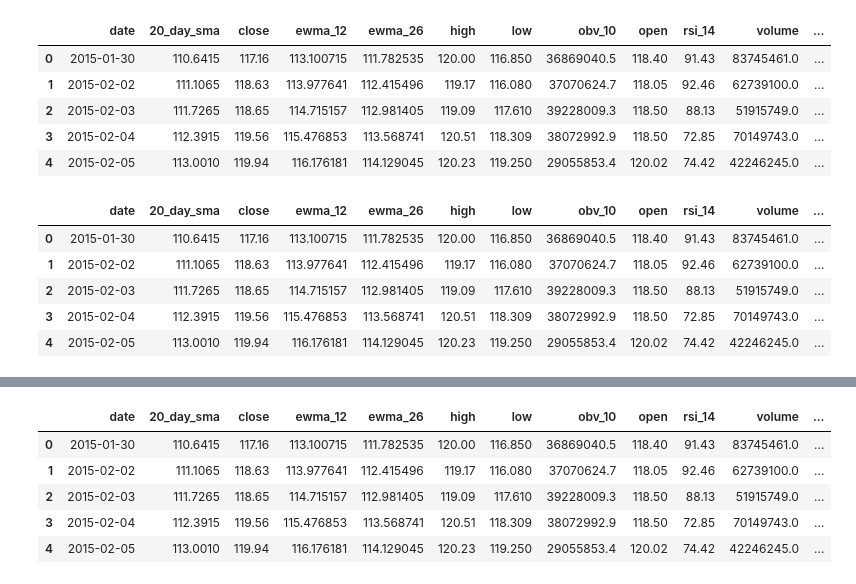
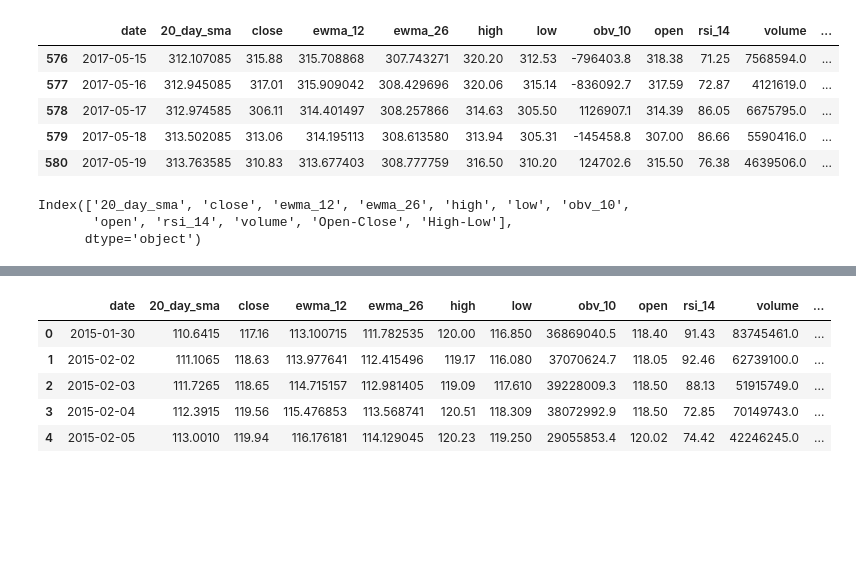
Before and after one commit to BillZhu2000/MrMarketWatch, a Jupyter notebook: Main_Model.ipynb, the cells around one changed output, grey strips where cells are left out. Saved outputs shown, nothing was run; the diff lists cells and outputs as text; code cells hidden in the pictures; blank space fills up the shorter version.

```diff
--- a/Main_Model.ipynb
+++ b/Main_Model.ipynb
@@ -14,15 +14,8 @@ from sklearn.grid_search import GridSearchCV   #Performing grid search
 import matplotlib.pyplot as plt
 # %%
 companies = ['AAPL', 'MSFT', 'AMZN', 'INTC', 'TSLA']
-all_data = dict.fromkeys(companies, pd.DataFrame())
-eval_data = dict.fromkeys(companies, np.array)
+# all_data = dict.fromkeys(companies, pd.DataFrame())
+
+#first two dataframes are the X_train and y_train
+# second two dataframes are the X_test and y_test
+all_data = dict.fromkeys(companies, [pd.DataFrame(),pd.DataFrame,pd.DataFrame,pd.DataFrame])
-# %%
-# +1 means buy -1 means hold
-# use this to evalute whether the algorithm can tell whether to buy or hold
-for comp in companies:
-    company = comp
-    all_data[comp] = pd.read_csv(f'./rsc/{company}_data.csv', sep = ',')
-    all_data[comp] = all_data[comp].dropna()
-    all_data[comp]['Open-Close'] = all_data[comp].open - all_data[comp].close
-    all_data[comp]['High-Low'] = all_data[comp].high - all_data[comp].low
-    eval_data[comp] = np.where(all_data[comp]['close'].shift(-1) > all_data[comp]['close'],1,-1)
@@ -29,3 +35,12 @@ for comp in companies:
+# %%
+all_data['AAPL'][2].head()
+# %% [output]
+|  | date | 20_day_sma | close | ewma_12 | ewma_26 | high | low | obv_10 | open | rsi_14 | volume | ... |
+| 576 | 2017-05-15 | 312.107085 | 315.88 | 315.708868 | 307.743271 | 320.20 | 312.53 | -796403.8 | 318.38 | 71.25 | 7568594.0 | ... |
+| 577 | 2017-05-16 | 312.945085 | 317.01 | 315.909042 | 308.429696 | 320.06 | 315.14 | -836092.7 | 317.59 | 72.87 | 4121619.0 | ... |
+| 578 | 2017-05-17 | 312.974585 | 306.11 | 314.401497 | 308.257866 | 314.63 | 305.50 | 1126907.1 | 314.39 | 86.05 | 6675795.0 | ... |
+| 579 | 2017-05-18 | 313.502085 | 313.06 | 314.195113 | 308.613580 | 313.94 | 305.31 | -145458.8 | 307.00 | 86.66 | 5590416.0 | ... |
+| 580 | 2017-05-19 | 313.763585 | 310.83 | 313.677403 | 308.777759 | 316.50 | 310.20 | 124702.6 | 315.50 | 76.38 | 4639506.0 | ... |
 # %%
 # optimum parameters found from ML_Model_Training
 parameter_dict = {
@@ -41,10 +56,7 @@ col_list = all_data['AAPL'].columns[1:]
-# %%
-all_data['AAPL'].head()
-# %% [output]
-|  | date | 20_day_sma | close | ewma_12 | ewma_26 | high | low | obv_10 | open | rsi_14 | volume | ... |
-| 0 | 2015-01-30 | 110.6415 | 117.16 | 113.100715 | 111.782535 | 120.00 | 116.850 | 36869040.5 | 118.40 | 91.43 | 83745461.0 | ... |
-| 1 | 2015-02-02 | 111.1065 | 118.63 | 113.977641 | 112.415496 | 119.17 | 116.080 | 37070624.7 | 118.05 | 92.46 | 62739100.0 | ... |
-| 2 | 2015-02-03 | 111.7265 | 118.65 | 114.715157 | 112.981405 | 119.09 | 117.610 | 39228009.3 | 118.50 | 88.13 | 51915749.0 | ... |
-| 3 | 2015-02-04 | 112.3915 | 119.56 | 115.476853 | 113.568741 | 120.51 | 118.309 | 38072992.9 | 118.50 | 72.85 | 70149743.0 | ... |
-| 4 | 2015-02-05 | 113.0010 | 119.94 | 116.176181 | 114.129045 | 120.23 | 119.250 | 29055853.4 | 120.02 | 74.42 | 42246245.0 | ... |
+# %%
+col_list
+# %% [output]
+Index(['20_day_sma', 'close', 'ewma_12', 'ewma_26', 'high', 'low', 'obv_10',
+       'open', 'rsi_14', 'volume', 'Open-Close', 'High-Low'],
+      dtype='object')
 # %%
@@ -73,12 +88,3 @@ def model_fit(alg, dtrain, predictors, outcome, company_name, performCV=True, pr
         feat_imp = pd.Series(alg.feature_importances_, predictors).sort_values(ascending=False)
         feat_imp.plot(kind='bar', title='Feature Importances')
         plt.ylabel('Feature Importance Score')
-# %%
-all_data['AAPL'].head()
-# %% [output]
-|  | date | 20_day_sma | close | ewma_12 | ewma_26 | high | low | obv_10 | open | rsi_14 | volume | ... |
-| 0 | 2015-01-30 | 110.6415 | 117.16 | 113.100715 | 111.782535 | 120.00 | 116.850 | 36869040.5 | 118.40 | 91.43 | 83745461.0 | ... |
-| 1 | 2015-02-02 | 111.1065 | 118.63 | 113.977641 | 112.415496 | 119.17 | 116.080 | 37070624.7 | 118.05 | 92.46 | 62739100.0 | ... |
-| 2 | 2015-02-03 | 111.7265 | 118.65 | 114.715157 | 112.981405 | 119.09 | 117.610 | 39228009.3 | 118.50 | 88.13 | 51915749.0 | ... |
-| 3 | 2015-02-04 | 112.3915 | 119.56 | 115.476853 | 113.568741 | 120.51 | 118.309 | 38072992.9 | 118.50 | 72.85 | 70149743.0 | ... |
-| 4 | 2015-02-05 | 113.0010 | 119.94 | 116.176181 | 114.129045 | 120.23 | 119.250 | 29055853.4 | 120.02 | 74.42 | 42246245.0 | ... |
```
Also changed, not shown: parts of 6 cells of this notebook, 2 other files.
